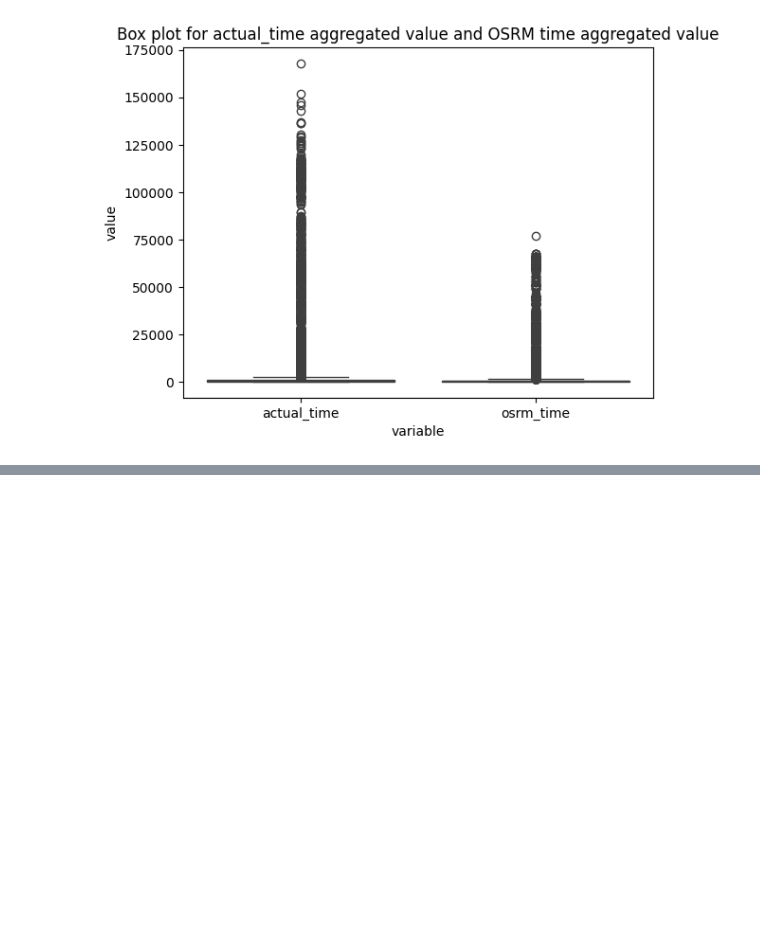
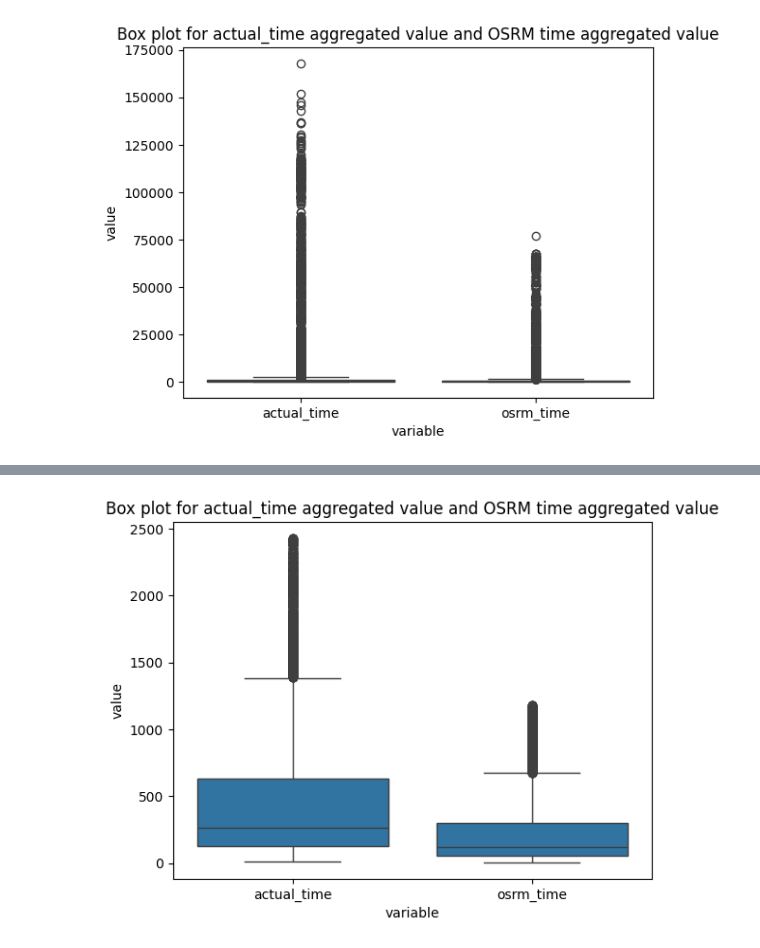
Before and after one commit to akshayabhale1406/SCLR_Delhivery_FE, a Jupyter notebook: Delhivery_FE.ipynb, the cells around one changed output, grey strips where cells are left out. Cells and saved outputs as stored; diff of their text form; code cells hidden in the pictures; blank space fills up the shorter version.

```diff
--- a/Delhivery_FE.ipynb
+++ b/Delhivery_FE.ipynb
@@ -532,16 +539,23 @@ plt.title("Box plot for actual_time aggregated value and OSRM time aggregated va
 plt.show()
 # %% [output]
 [figure]
-# %%
-def remove_outliers_iqr_df_act_osrm_test(df_act, column_name):
-
-  q1 = df_act[column_name].quantile(0.25)
-  q3 = df_actt[column_name].quantile(0.75)
-  iqr = q3 - q1
-
-  lower_bound = q1 - 1.5 * iqr
-  upper_bound = q3 + 1.5 * iqr
-
-  return df_data1[(df_act[column_name] >= lower_bound) & (df_act[column_name] <= upper_bound)]
-
-data_without_outliers2 = remove_outliers_iqr_df(df_act_osrm_test, 'actual_time')
+# %%
+def remove_outliers_iqr_df_act_osrm_test(df_act, act_t, osrm_t):
+
+  q1 = df_act[act_t].quantile(0.25)
+  q3 = df_act[act_t].quantile(0.75)
+  iqr1 = q3 - q1
+
+  lower_bound1 = q1 - 1.5 * iqr1
+  upper_bound2 = q3 + 1.5 * iqr1
+
+  q2 = df_act[osrm_t].quantile(0.25)
+  q4 = df_act[osrm_t].quantile(0.75)
+  iqr2 = q4 - q2
+
+  lower_bound3 = q2 - 1.5 * iqr2
+  upper_bound4 = q4 + 1.5 * iqr2
+
+  return df_act[((df_act[act_t] >= lower_bound1) & (df_act[act_t] <= upper_bound2) & (df_act[osrm_t] >= lower_bound3) & (df_act[osrm_t] <= upper_bound4))]
+
+df_act_osrm_test_wo_outliers = remove_outliers_iqr_df_act_osrm_test(df_act_osrm_test, 'actual_time', 'osrm_time')
@@ -547,0 +579,9 @@ data_without_outliers2 = remove_outliers_iqr_df(df_act_osrm_test, 'actual_time')
+# %%
+df_melted_2 = pd.melt(df_act_osrm_test_wo_outliers.reset_index(), id_vars = ["trip_uuid"], value_vars = ["actual_time", "osrm_time"])
+
+sns.boxplot(x = "variable", y = "value", data = df_melted_2)
+
+plt.title("Box plot for actual_time aggregated value and OSRM time aggregated value")
+plt.show()
+# %% [output]
+[figure, added]
```
Also changed, not shown: parts of 19 cells of this notebook.
